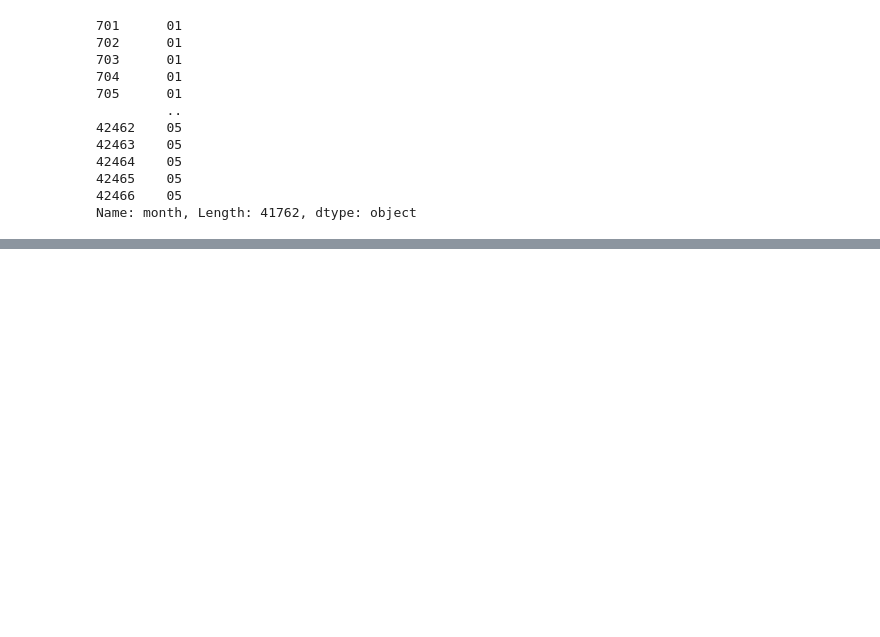
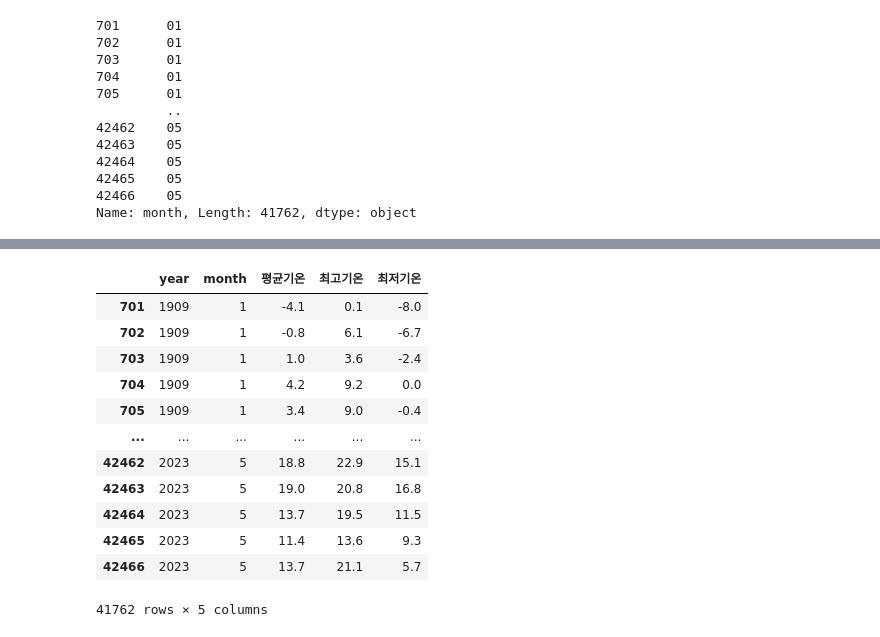
Before and after one commit to YimJeoYeol/e_commerce, a Jupyter notebook: 대구기온/daegu_temp.ipynb, the cells around one changed output, grey strips where cells are left out. Drawn from its saved outputs; the diff is of its cells as text; code cells hidden in the pictures; blank space fills up the shorter version.

```diff
--- a/대구기온/daegu_temp.ipynb
+++ b/대구기온/daegu_temp.ipynb
@@ -307,0 +308,16 @@ ValueError: The truth value of a Series is ambiguous. Use a.empty, a.bool(), a.i
+# %%
+df
+# %% [output]
+|  | year | month | 평균기온 | 최고기온 | 최저기온 |
+| 701 | 1909 | 1 | -4.1 | 0.1 | -8.0 |
+| 702 | 1909 | 1 | -0.8 | 6.1 | -6.7 |
+| 703 | 1909 | 1 | 1.0 | 3.6 | -2.4 |
+| 704 | 1909 | 1 | 4.2 | 9.2 | 0.0 |
+| 705 | 1909 | 1 | 3.4 | 9.0 | -0.4 |
+| ... | ... | ... | ... | ... | ... |
+| 42462 | 2023 | 5 | 18.8 | 22.9 | 15.1 |
+| 42463 | 2023 | 5 | 19.0 | 20.8 | 16.8 |
+| 42464 | 2023 | 5 | 13.7 | 19.5 | 11.5 |
+| 42465 | 2023 | 5 | 11.4 | 13.6 | 9.3 |
+| 42466 | 2023 | 5 | 13.7 | 21.1 | 5.7 |
+41762 rows × 5 columns
```
Also changed, not shown: parts of 6 cells of this notebook.
